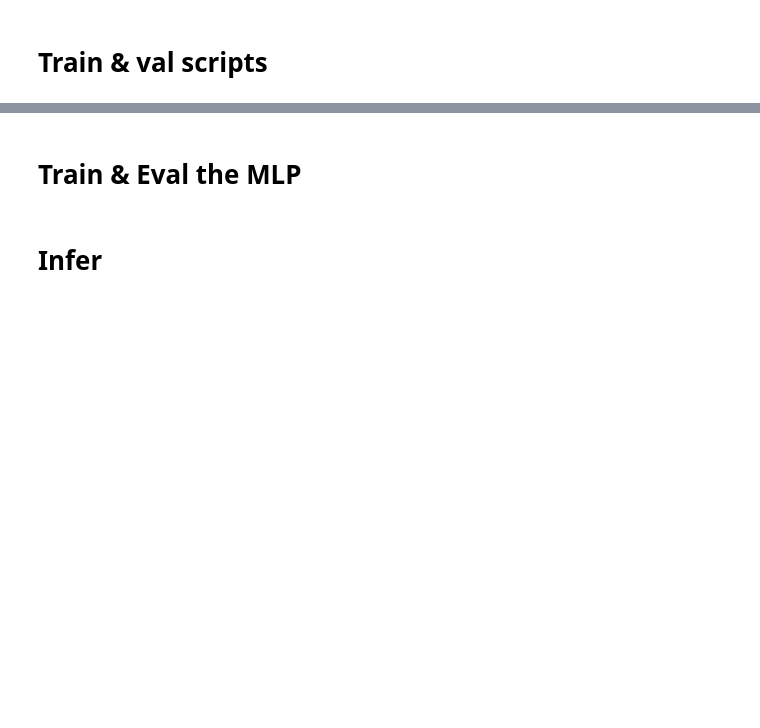
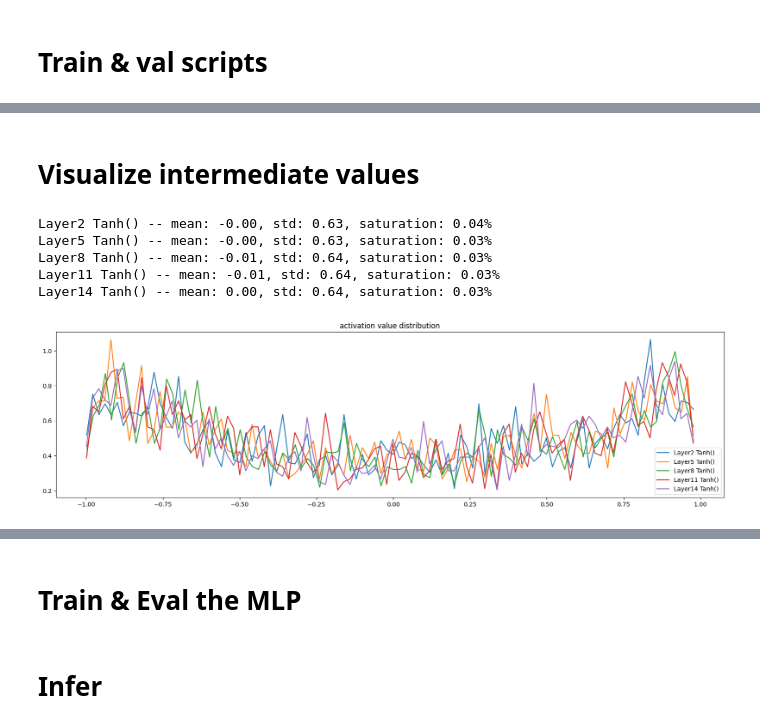
Before and after one commit to anby-dmr/makemore, a Jupyter notebook: notebook/lec3_activations_gradient_BN.ipynb, the cells around one changed output, grey strips where cells are left out. Saved outputs shown, nothing was run; the diff lists cells and outputs as text; code cells hidden in the pictures; blank space fills up the shorter version.

```diff
--- a/notebook/lec3_activations_gradient_BN.ipynb
+++ b/notebook/lec3_activations_gradient_BN.ipynb
@@ -74,6 +71,8 @@ torch.Size([22777, 3])
 # %%
 class Linear:
     def __init__(self, n_in, n_out, bias=True):
+        self.n_in = n_in
+        self.n_out = n_out
         self.W = torch.randn((n_in, n_out)) * (n_in)**(-0.5)
         self.b = torch.zeros(n_out) if bias else None # zeros
         self.out = None # For visualization
@@ -87,6 +86,9 @@ class Linear:
     def parameters(self):
         return [self.W, self.b] if self.b is not None else [self.W]
 
+    def __repr__(self):
+        return f"Linear({self.n_in}, {self.n_out})"
+
 test_linear = Linear(10, 50)
 x_test = torch.randn((32, 10))
 print(test_linear(x_test).shape)
@@ -186,0 +183,15 @@ print(W[0].shape)
+# %%
+def get_MLP(chunk, embedding_size, num_neurons, BN=True, eps=1e-5, momentum=0.1):
+    layers = []
+    n_in = chunk * embedding_size
+    for num in num_neurons:
+        layer = [Linear(n_in, num, False), BN1d(num, eps, momentum), Tanh()] if BN else [Linear(n_in, num, True), Tanh()]
+        layers.extend(layer)
+        n_in = num
+
+    layer = [Linear(num_neurons[-1], 27, False), BN1d(27, eps, momentum)] if BN else [Linear(num_neurons[-1], 27, True)]
+    layers.extend(layer)
+    return layers
+
+layers = get_MLP(3, 10, [300])
+print(layers)
@@ -243,0 +283,25 @@ def dev_MLP(X, Y, embed, Ws, bs):
+# %% [markdown]
+# Visualize intermediate values
+# %%
+def visualize_activation_value(layers):
+    plt.figure(figsize=(20, 5))
+    legends = []
+    for i, layer in enumerate(layers):
+        if isinstance(layer, Tanh):
+            xx = layer.out
+            print("Layer%d %s -- mean: %.2f, std: %.2f, saturation: %.2f%%" %
+                  (i, layer, xx.mean(), xx.std(), (xx.abs() > 0.97).float().mean()))
+            hy, hx = torch.histogram(xx, density=True)
+            plt.plot(hx[:-1].detach(), hy.detach())
+            legends.append(f"Layer{i} {layer}")
+    plt.legend(legends)
+    plt.title("activation value distribution")
+
+visualize_activation_value(layers)
+# %% [output]
+Layer2 Tanh() -- mean: -0.00, std: 0.63, saturation: 0.04%
+Layer5 Tanh() -- mean: -0.00, std: 0.63, saturation: 0.03%
+Layer8 Tanh() -- mean: -0.01, std: 0.64, saturation: 0.03%
+Layer11 Tanh() -- mean: -0.01, std: 0.64, saturation: 0.03%
+Layer14 Tanh() -- mean: 0.00, std: 0.64, saturation: 0.03%
+[figure, added]
```
Also changed, not shown: parts of 16 cells of this notebook.
